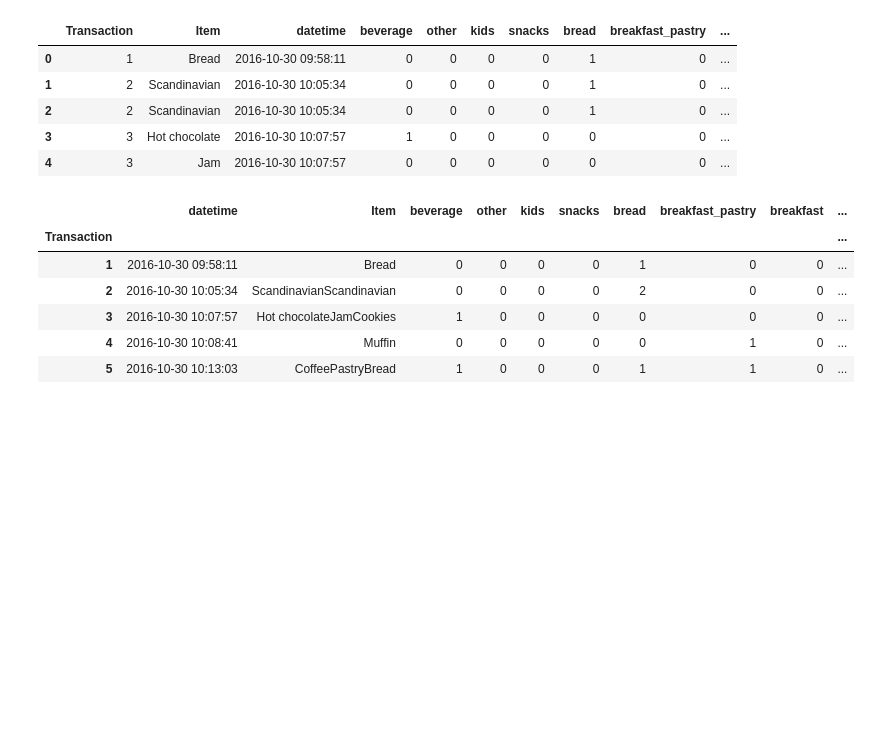
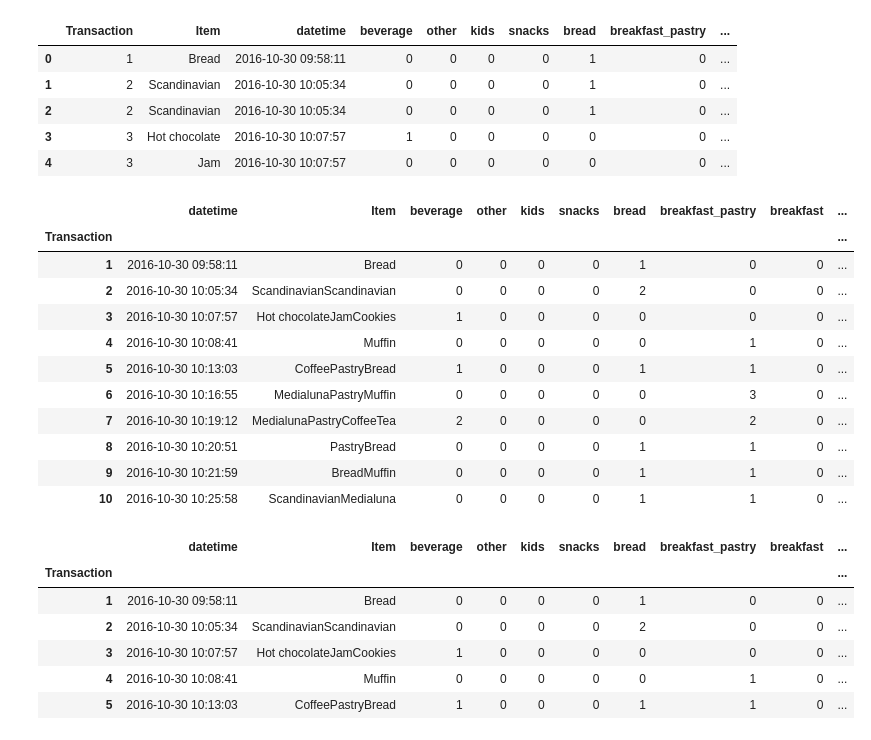
Before and after one commit to Zzabur/Simplon-Data-Engineer, a Jupyter notebook: Jour5/labs/Bread_shop/BreadBasket.ipynb, the cells around one changed output. Drawn from its saved outputs; the diff is of its cells as text; code cells hidden in the pictures; blank space fills up the shorter version.

```diff
--- a/Jour5/labs/Bread_shop/BreadBasket.ipynb
+++ b/Jour5/labs/Bread_shop/BreadBasket.ipynb
@@ -102,6 +126,21 @@ df.head()
 # %%
 df_group = df.groupby(['Transaction', 'datetime']).sum()
 df_group.reset_index(level='datetime', inplace =True)
+
+df_group.head(10)
+# %% [output]
+|  | datetime | Item | beverage | other | kids | snacks | bread | breakfast_pastry | breakfast | ... |
+| Transaction |  |  |  |  |  |  |  |  |  | ... |
+| 1 | 2016-10-30 09:58:11 | Bread | 0 | 0 | 0 | 0 | 1 | 0 | 0 | ... |
+| 2 | 2016-10-30 10:05:34 | ScandinavianScandinavian | 0 | 0 | 0 | 0 | 2 | 0 | 0 | ... |
+| 3 | 2016-10-30 10:07:57 | Hot chocolateJamCookies | 1 | 0 | 0 | 0 | 0 | 0 | 0 | ... |
+| 4 | 2016-10-30 10:08:41 | Muffin | 0 | 0 | 0 | 0 | 0 | 1 | 0 | ... |
+| 5 | 2016-10-30 10:13:03 | CoffeePastryBread | 1 | 0 | 0 | 0 | 1 | 1 | 0 | ... |
+| 6 | 2016-10-30 10:16:55 | MedialunaPastryMuffin | 0 | 0 | 0 | 0 | 0 | 3 | 0 | ... |
+| 7 | 2016-10-30 10:19:12 | MedialunaPastryCoffeeTea | 2 | 0 | 0 | 0 | 0 | 2 | 0 | ... |
+| 8 | 2016-10-30 10:20:51 | PastryBread | 0 | 0 | 0 | 0 | 1 | 1 | 0 | ... |
+| 9 | 2016-10-30 10:21:59 | BreadMuffin | 0 | 0 | 0 | 0 | 1 | 1 | 0 | ... |
+| 10 | 2016-10-30 10:25:58 | ScandinavianMedialuna | 0 | 0 | 0 | 0 | 1 | 1 | 0 | ... |
 # %%
 df_group['hour']=df_group.datetime.dt.hour
 df_group['weekday']=df_group.datetime.dt.day_name()
```
Also changed, not shown: parts of 2 cells of this notebook.
